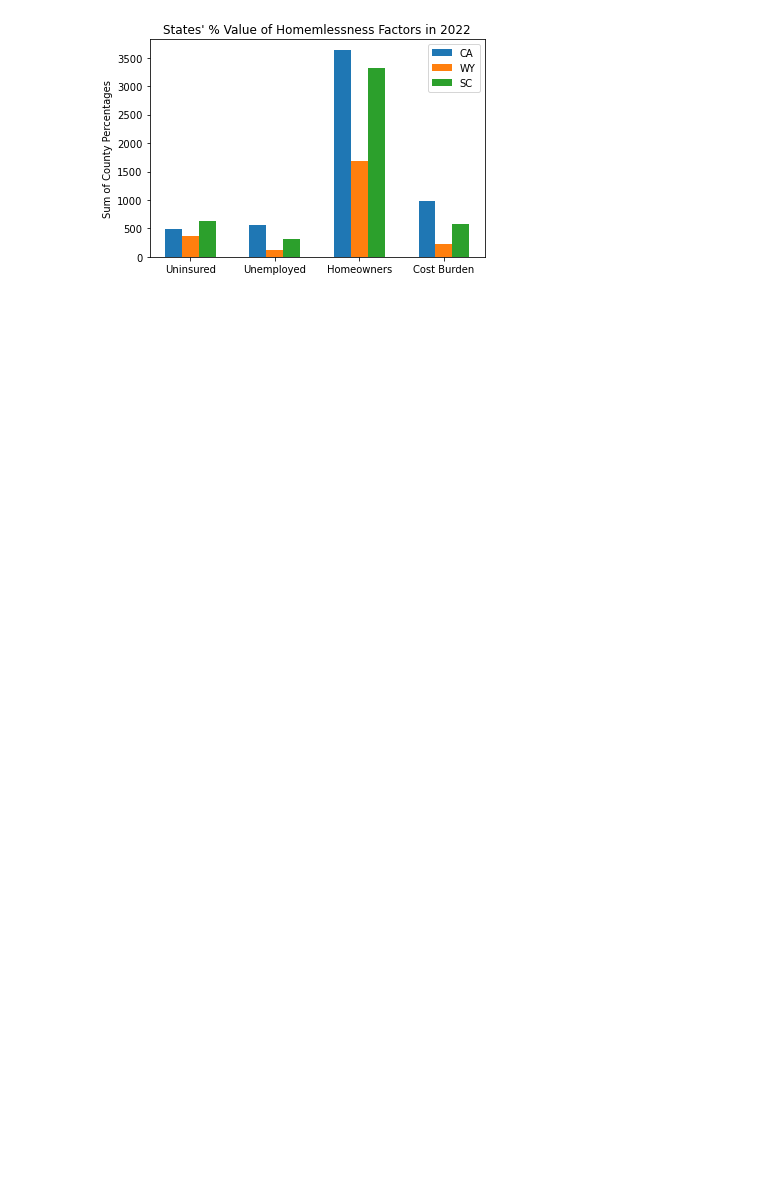
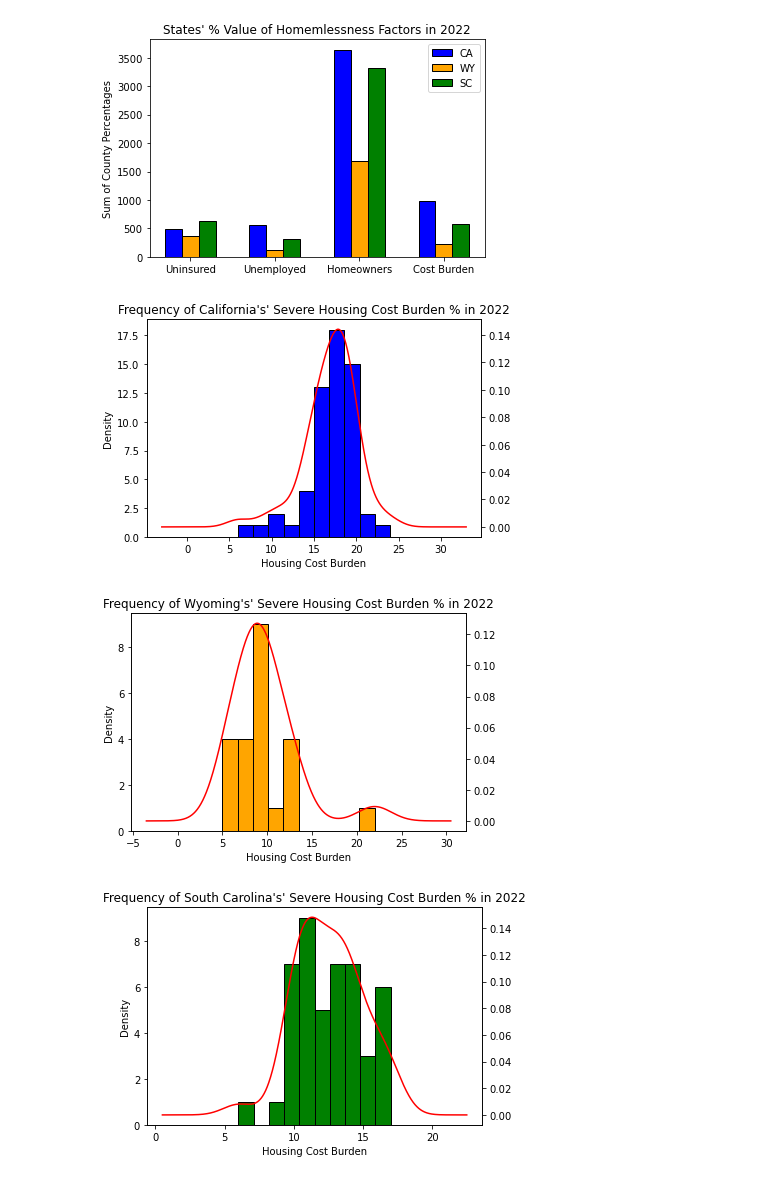
Before and after one commit to StevenWerden/APCV-361-FA22-Final, a Jupyter notebook: Final Project Notebook.ipynb, the cells around one changed output. Saved outputs shown, nothing was run; the diff lists cells and outputs as text; code cells hidden in the pictures; blank space fills up the shorter version.

Commit message:
Histograms
Color coded my graphs and added histograms for severe housing cost burden with normal distribution curve

```diff
--- a/Final Project Notebook.ipynb
+++ b/Final Project Notebook.ipynb
@@ -12,8 +12,8 @@ def getData(fileName):
     return readFile
 
 def getStateYear(readFile, year, state):
-    readState = readFile.loc[lambda readFile: readFile["Year"] == year]
-    readStateYear = readState.loc[lambda readState: readState["State"] == state]
+    readYear = readFile.loc[lambda readFile: readFile["Year"] == year]
+    readStateYear = readYear.loc[lambda readYear: readYear["State"] == state]
     return readStateYear
 
 def sumCells(data, column):
@@ -23,34 +23,79 @@ def sumCells(data, column):
     return returnValue
 
 def percentBarGraph2022(readFile):
     stateValues = [[], [], []]
     states = ["California", "Wyoming", "South Carolina"]
     for i in range(len(stateValues)):
         state2022 = getStateYear(readFile, 2022, states[i])
         stateValues[i].append(sumCells(state2022, "Uninsured %"))
         stateValues[i].append(sumCells(state2022, "Unemployed %"))
         stateValues[i].append(sumCells(state2022, "Homeowners %"))
         stateValues[i].append(sumCells(state2022, "Severe Housing Cost Burden %"))
     xvalue = np.arange(4)
     w = 0.2
     ax = plt.subplot(111)
     axisLabels = ["Uninsured", "Unemployed", "Homeowners", "Cost Burden"]
-    california = ax.bar(xvalue-0.2, stateValues[0], width = w, align='center')
-    wyoming = ax.bar(xvalue, stateValues[1], width = w, align='center')
-    southCarolina = ax.bar(xvalue+0.2, stateValues[2], width = w, align='center')
+    california = ax.bar(xvalue-0.2, stateValues[0], width = w, align='center', color="blue", edgecolor = "black")
+    wyoming = ax.bar(xvalue, stateValues[1], width = w, align='center', color="orange", edgecolor = "black")
+    southCarolina = ax.bar(xvalue+0.2, stateValues[2], width = w, align='center', color="green", edgecolor = "black")
     plt.xticks(xvalue, axisLabels)
     ax.legend((california[0], wyoming[0], southCarolina[0]), ('CA', 'WY', 'SC'))
     plt.title("States' % Value of Homemlessness Factors in 2022")
     plt.ylabel("Sum of County Percentages")
     plt.show()
 
+def scatterUninsuredUnemployedNum2022(readFile):
+    states = ["California", "Wyoming", "South Carolina"]
+    readYear = readFile.loc[lambda readFile: readFile["Year"] == 2022]
+    for i in range(len(states)):
+        currentStateX = []
+        currentStateY = []
+        readStateYear = readYear.loc[lambda readYear: readYear["State"] == states[i]]
+        for cell in readStateYear["Uninsured #"]:
+            currentStateY.append(cell)
+        for cell in readStateYear["Unemployed #"]:
+            currentStateX.append(cell)
+        plt.scatter(currentStateX, currentStateY)
+        #plt.title()
+        plt.show()
+
+def histHousingBurden2022(readFile):
+    states = ["California", "Wyoming", "South Carolina"]
+    colors = ["blue", "orange", "green"]
+    readYear = readFile.loc[lambda readFile: readFile["Year"] == 2022]
+    for i in range(len(states)):
+        currentState = []
+        readStateYear = readYear.loc[lambda readYear: readYear["State"] == states[i]]
+        for cell in readStateYear["Severe Housing Cost Burden %"]:
+            currentState.append(cell)
+        plt.hist(currentState, color=colors[i], edgecolor = "black")
+        plt.title("Frequency of " + states[i] + "'s' Severe Housing Cost Burden % in 2022")
+        plt.xlabel("Housing Cost Burden")
+        plt.ylabel("Frequency")
+        readStateYear["Severe Housing Cost Burden %"].plot.kde(color='red', secondary_y=True)
+        plt.show()
 
 def interpretData():
     pd.set_option('display.max_rows', None) # Allows for all rows to be printed
     readFile = getData("Project Data.csv")
+
+    # Present the data
     percentBarGraph2022(readFile)
+
+    # Analyze the trend of uninsured # vs unemployed # in 2022 for each state
+    #scatterUninsuredUnemployedNum2022(readFile)
+    # Nikki did these already
+
+    # Analyze the frequency of severe housing cost burden % in 2022 for each state
+    histHousingBurden2022(readFile)
+
+    #TODO: make plot that analyzes the trend of something between years
+    #Maybe scatterplot for same state with different colors for each year
 
 
 interpretData()
 # %% [output]
-[figure, old version]
+[figure, new version]
+[figure, added]
+[figure, added]
+[figure, added]
```
